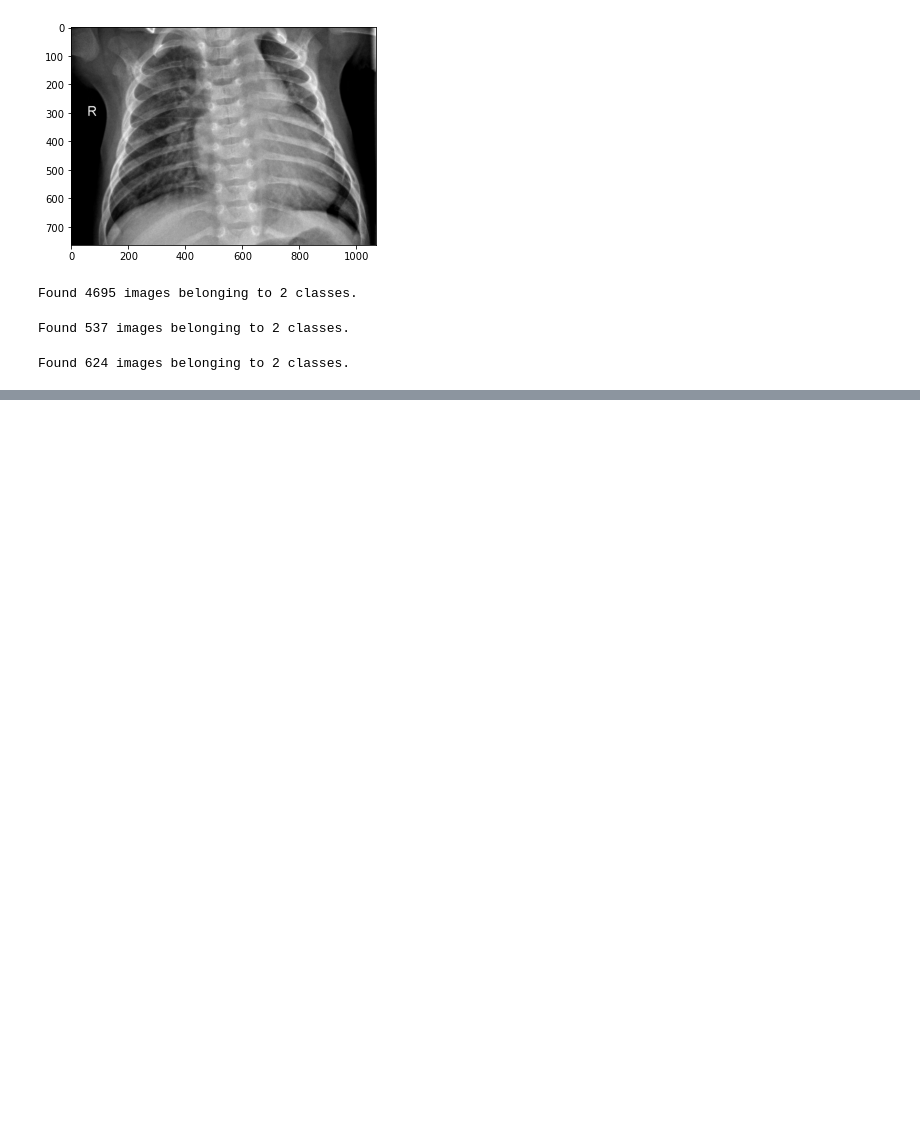
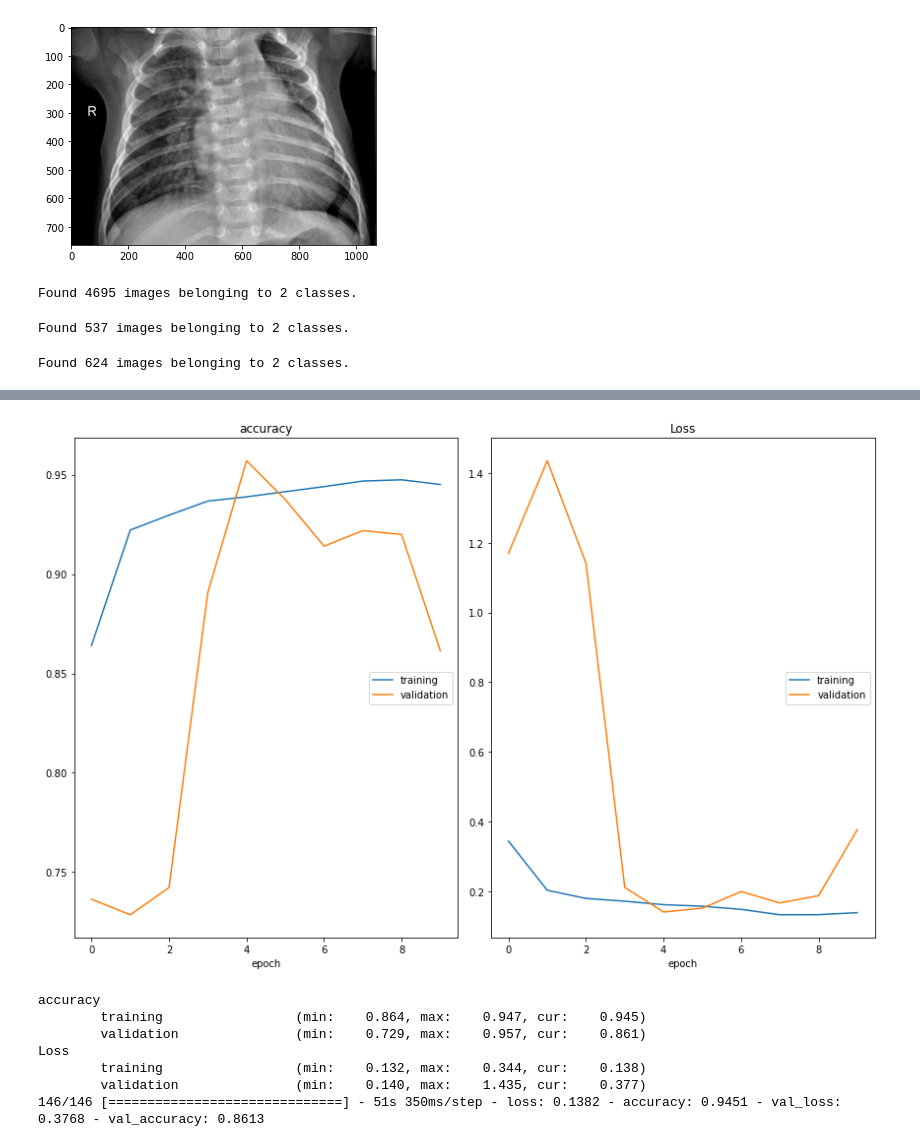
Before and after one commit to Nitineshwar/Pneumonia_Detection, a Jupyter notebook: Pneumonia Detection.ipynb, the cells around one changed output, grey strips where cells are left out. Drawn from its saved outputs; the diff is of its cells as text; code cells hidden in the pictures; blank space fills up the shorter version.

Commit message:
base model

```diff
--- a/Pneumonia Detection.ipynb
+++ b/Pneumonia Detection.ipynb
@@ -52,8 +52,8 @@ plt.show()
 person578_bacteria_2379.jpeg (763, 1068)
 [figure]
 # %%
-input_shape=(128,128)
-batch_size=64
+input_shape=(64,64)
+batch_size=32
 
 train_gen=ImageDataGenerator( rescale = 1./255,shear_range=0.3,
                              zoom_range=0.3,horizontal_flip=True )
@@ -62,7 +62,7 @@ train_data=train_gen.flow_from_directory( TRAIN_PATH,
                                              target_size=input_shape,
                                              batch_size=batch_size,
                                              color_mode='grayscale',
-                                             class_mode='binary',
+                                             class_mode='categorical',
                                              shuffle=True,
                                              seed=42 )
 # %% [output]
@@ -74,7 +74,7 @@ val_data=val_gen.flow_from_directory( VAL_PATH,
                                              target_size=input_shape,
                                              batch_size=batch_size,
                                              color_mode='grayscale',
-                                             class_mode='binary')
+                                             class_mode='categorical')
 # %% [output]
 Found 537 images belonging to 2 classes.
 # %%
@@ -89,0 +124,4 @@ Found 624 images belonging to 2 classes.
+# %%
+opt=SGD(learning_rate=0.001,momentum=0.9)
+model1.compile(optimizer= opt,loss='categorical_crossentropy',metrics=['accuracy'])
+model1.summary()
@@ -89,0 +146,27 @@ Found 624 images belonging to 2 classes.
+# %%
+epochs = 10
+steps_per_epoch = train_data.n//train_data.batch_size
+validation_steps = val_data.n//val_data.batch_size
+
+#reduce_lr = ReduceLROnPlateau(monitor='val_loss', factor=0.1,patience=2, min_lr=0.00001, mode='auto')
+#checkpoint = ModelCheckpoint("model_weights.h5", monitor='val_accuracy',
+                             #save_weights_only=True, mode='max', verbose=1)
+plotlosses = PlotLossesKerasTF()
+
+history = model1.fit(
+    x=train_data,
+    steps_per_epoch=steps_per_epoch,
+    epochs=epochs,
+    validation_data = val_data,
+    validation_steps = validation_steps,
+    callbacks=[plotlosses]
+)
+# %% [output]
+[figure, added]
+accuracy
+        training                 (min:    0.864, max:    0.947, cur:    0.945)
+        validation               (min:    0.729, max:    0.957, cur:    0.861)
+Loss
+        training                 (min:    0.132, max:    0.344, cur:    0.138)
+        validation               (min:    0.140, max:    1.435, cur:    0.377)
+146/146 [==============================] - 51s 350ms/step - loss: 0.1382 - accuracy: 0.9451 - val_loss: 0.3768 - val_accuracy: 0.8613
```
Also changed, not shown: parts of 8 cells of this notebook.
